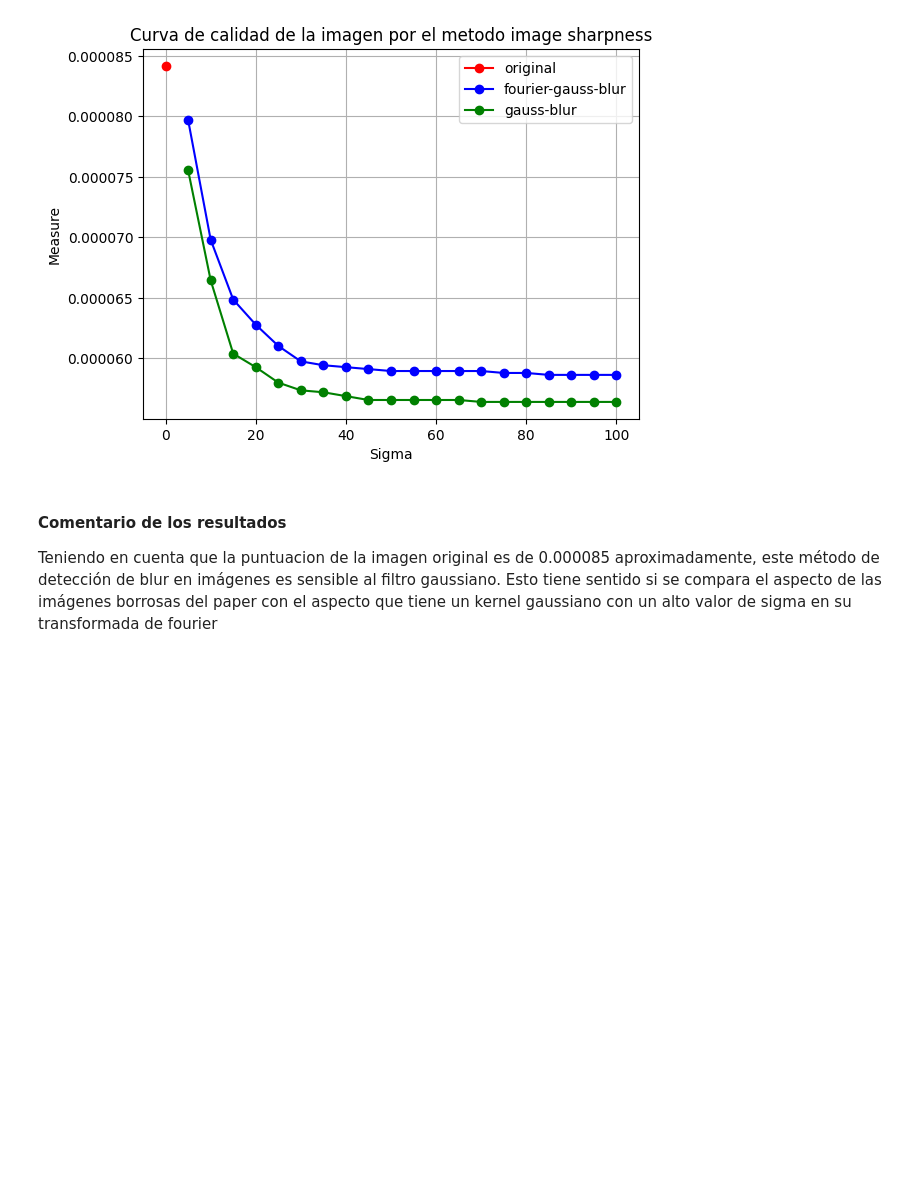
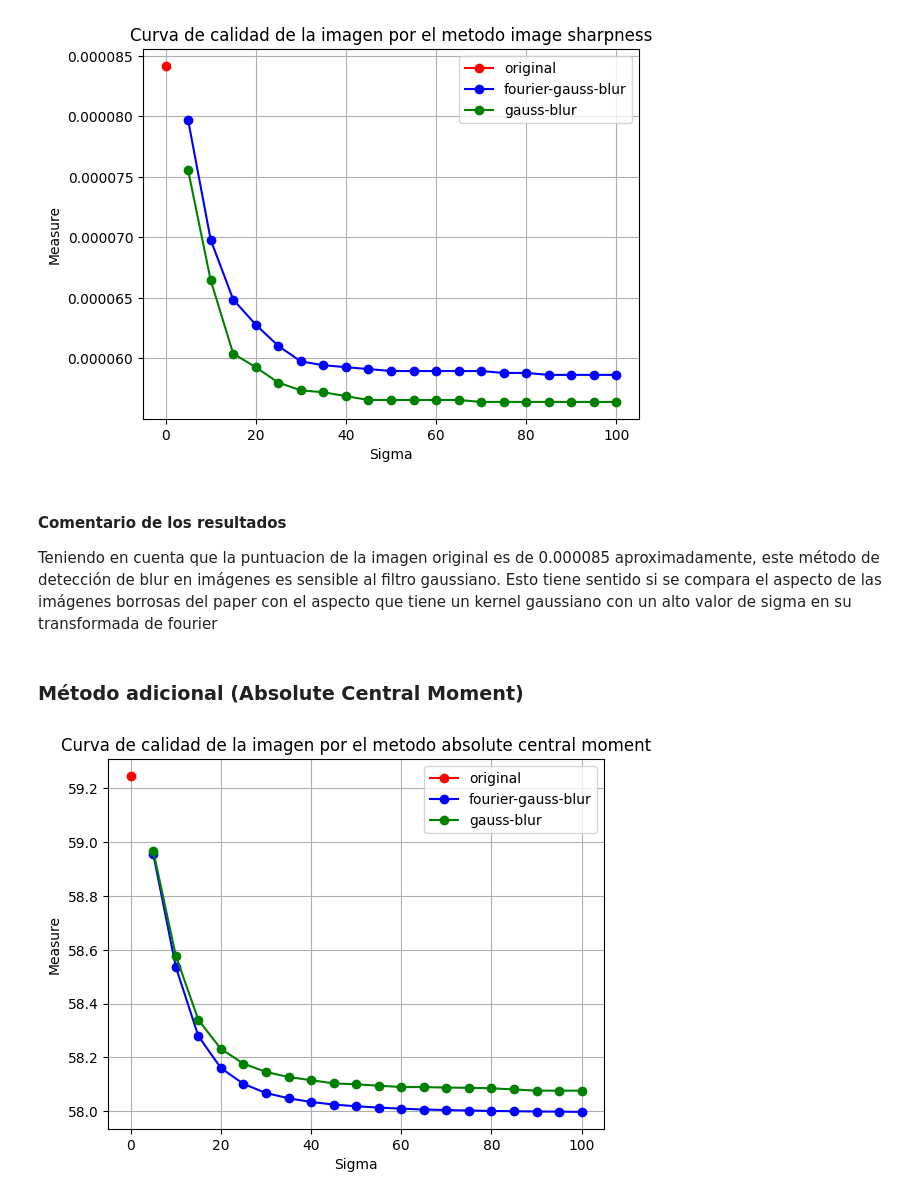
Before and after one commit to gmvtrmaga/vision_computadora_I, a Jupyter notebook: tps/tp2/solucion.ipynb, the cells around one changed output. Drawn from its saved outputs; the diff is of its cells as text; code cells hidden in the pictures; blank space fills up the shorter version.

```diff
--- a/tps/tp2/solucion.ipynb
+++ b/tps/tp2/solucion.ipynb
@@ -146,3 +147,62 @@ plt.show()
 # %% [markdown]
 #### Comentario de los resultados
 Teniendo en cuenta que la puntuacion de la imagen original es de 0.000085 aproximadamente, este método de detección de blur en imágenes es sensible al filtro gaussiano. Esto tiene sentido si se compara el aspecto de las imágenes borrosas del paper con el aspecto que tiene un kernel gaussiano con un alto valor de sigma en su transformada de fourier
+# %% [markdown]
+### Método adicional (Absolute Central Moment)
+# %%
+kernel_size = 51
+test_sigmas = range(5, 105, 5)
+
+# Build measure array following the sharpness quality method
+fourier_measures = []
+gauss_measures = []
+for i, s in enumerate(test_sigmas):
+    # fourier measure
+    _, gauss_fft = create_gauss_filter(height, width, kernel_size, s)
+    masked_img_fft = img_fft * gauss_fft
+    masked_img = shifted_fourier_to_img(masked_img_fft)
+    fourier_measures.append(absolute_central_moment_quality_measure(masked_img))
+
+    # gauss measure
+    gauss_measures.append(
+        absolute_central_moment_quality_measure(
+            cv.GaussianBlur(img, (kernel_size, kernel_size), sigmaX=s, sigmaY=s)
+        )
+    )
+
+
+# Show plot
+plt.plot(
+    [0],
+    [absolute_central_moment_quality_measure(img)],
+    marker="o",
+    color="r",
+    label="original",
+)
+plt.plot(
+    test_sigmas,
+    fourier_measures,
+    marker="o",
+    linestyle="-",
+    color="b",
+    label="fourier-gauss-blur",
+)
+plt.plot(
+    test_sigmas,
+    gauss_measures,
+    marker="o",
+    linestyle="-",
+    color="g",
+    label="gauss-blur",
+)
+plt.title("Curva de calidad de la imagen por el metodo absolute central moment")
+plt.xlabel("Sigma")
+plt.ylabel("Measure")
+
+# Y tick label adjustement
+plt.ticklabel_format(axis="y", style="plain")
+plt.grid(True)
+plt.legend()
+plt.show()
+# %% [output]
+[figure, added]
```
Also changed, not shown: parts of 2 cells of this notebook, 1 other file.
